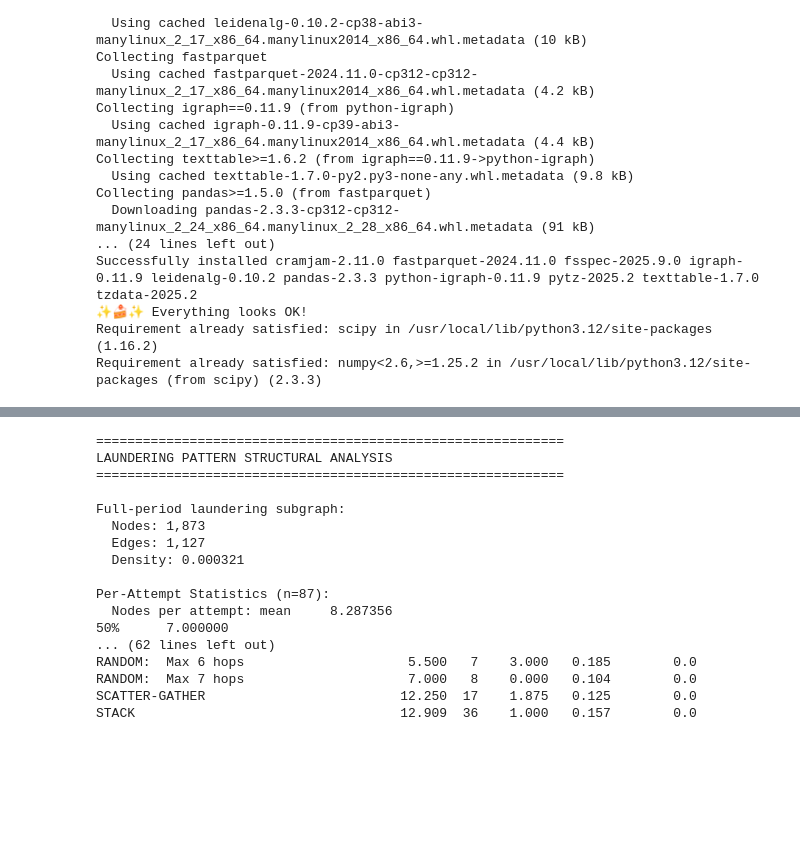
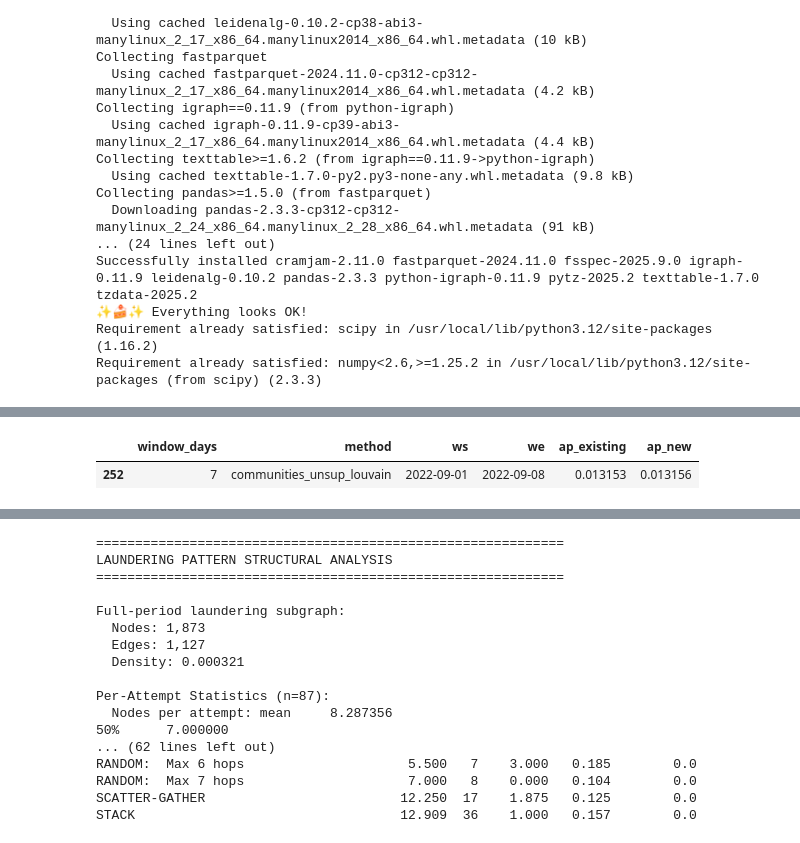
Before and after one commit to caetano-dev/PixFraudDetection, a Jupyter notebook: TCC.ipynb, the cells around one changed output, grey strips where cells are left out. Cells and saved outputs as stored; diff of their text form; code cells hidden in the pictures; blank space fills up the shorter version.

```diff
--- a/TCC.ipynb
+++ b/TCC.ipynb
@@ -2386,56 +2407,107 @@ else:
 
     print("--- Comparing Newly Generated Metrics with Existing ---")
 
+    print("\nExisting CSV Columns:", df_existing.columns.tolist())
+    print("New CSV Columns:", df_new.columns.tolist())
+
+
     # Identify common columns (excluding those that might differ by nature like timestamps)
     # Assuming 'window_days', 'method', 'ws', 'we' are keys for comparison
     id_cols = ['window_days', 'method', 'ws', 'we']
+    # Use the actual columns from the new dataframe as the base for comparison
     metric_cols = [col for col in df_new.columns if col not in id_cols]
 
+
     # Merge the two dataframes on the identifier columns
-    # Using suffix to distinguish columns from existing and new data
-    merged_df = pd.merge(df_existing, df_new, on=id_cols, suffixes=('_existing', '_new'), how='outer')
+    # Use suffixes only for columns present in both dataframes but not in id_cols
+    common_metric_cols = list(set(df_existing.columns) & set(df_new.columns) - set(id_cols))
+
+    # Rename columns before merging to ensure distinct names
+    rename_existing = {col: f"{col}_existing" for col in common_metric_cols}
+    rename_new = {col: f"{col}_new" for col in common_metric_cols}
+
+    df_existing_renamed = df_existing.rename(columns=rename_existing)
+    df_new_renamed = df_new.rename(columns=rename_new)
+
+    # Include non-common columns from both dataframes in the merge
+    all_cols_existing = list(id_cols) + list(rename_existing.values()) + [col for col in df_existing.columns if col not in id_cols and col not in common_metric_cols]
+    all_cols_new = list(id_cols) + list(rename_new.values()) + [col for col in df_new.columns if col not in id_cols and col not in common_metric_cols]
+
+
+    merged_df = pd.merge(
+        df_existing_renamed[all_cols_existing],
+        df_new_renamed[all_cols_new],
+        on=id_cols,
+        how='outer'
+    )
+
 
     # Report rows present in one but not the other
-    rows_only_existing = merged_df[merged_df['_new'].isnull()].copy()
-    rows_only_new = merged_df[merged_df['_existing'].isnull()].copy()
+    # Check for presence using columns that should exist after the outer merge
+    # If a row is only in existing, its _new suffixed columns (for common metrics) will be NaN
+    # If a row is only in new, its _existing suffixed columns (for common metrics) will be NaN
+    # We can check for NaN in *any* of the common metric columns with suffixes to identify exclusive rows
+    if common_metric_cols:
+        check_col_existing = f"{common_metric_cols[0]}_existing"
+        check_col_new = f"{common_metric_cols[0]}_new"
+        rows_only_existing = merged_df[merged_df[check_col_new].isnull()].copy()
+        rows_only_new = merged_df[merged_df[check_col_existing].isnull()].copy()
+    else:
+        # If no common metric columns, assume rows are unique if they don't have matches
+         rows_only_existing = merged_df[merged_df[id_cols].duplicated(keep=False)].copy() # This check needs refinement
+         rows_only_new = merged_df[merged_df[id_cols].duplicated(keep=False)].copy()
+
 
     if not rows_only_existing.empty:
         print("\n--- Rows only in Existing CSV ---")
-        display(rows_only_existing[id_cols + [col + '_existing' for col in metric_cols]])
+        display(rows_only_existing[id_cols + [col for col in rows_only_existing.columns if '_existing' in col or (col in df_existing.columns and col not in id_cols)]])
 
     if not rows_only_new.empty:
         print("\n--- Rows only in New CSV ---")
-        display(rows_only_new[id_cols + [col + '_new' for col in metric_cols]])
+        display(rows_only_new[id_cols + [col for col in rows_only_new.columns if '_new' in col or (col in df_new.columns and col not in id_cols)]])
 
 
     # Compare common rows
-    common_rows_df = merged_df.dropna(subset=['_existing', '_new']).copy()
+    if common_metric_cols:
+        common_rows_df = merged_df.dropna(subset=[check_col_existing, check_col_new]).copy()
+    else:
+         common_rows_df = pd.DataFrame(columns = merged_df.columns) # Empty dataframe if no common metrics
+
 
     if not common_rows_df.empty:
         print("\n--- Comparison of Common Rows (Metrics) ---")
         diff_summary = []
-        for col in metric_cols:
+        for col in common_metric_cols:
             col_existing = col + '_existing'
             col_new = col + '_new'
 
             # Handle potential NaN differences and floating point comparisons
-            are_equal = np.isclose(common_rows_df[col_existing], common_rows_df[col_new], equal_nan=True)
-            diff_count = (~are_equal).sum()
+            # Ensure both columns are numeric before comparison
+            common_rows_df[col_existing] = pd.to_numeric(common_rows_df[col_existing], errors='coerce')
+            common_rows_df[col_new] = pd.to_numeric(common_rows_df[col_new], errors='coerce')
 
-            if diff_count > 0:
-                 # Show rows with differences for this metric
-                print(f"\nDifferences found in column: '{col}' ({diff_count} rows differ)")
-                display(common_rows_df[~are_equal][id_cols + [col_existing, col_new]])
 
-                # Calculate summary stats for differences
-                diff = common_rows_df[col_new] - common_rows_df[col_existing]
-                diff_summary.append({
-                    'metric': col,
-                    'diff_count': diff_count,
-                    'mean_diff': diff.mean(),
-                    'median_diff': diff.median(),
-                    'max_abs_diff': diff.abs().max()
-                })
+            # Compare only rows where both values are not NaN
+            comparable_rows = common_rows_df.dropna(subset=[col_existing, col_new])
+
+            if not comparable_rows.empty:
+                are_equal = np.isclose(comparable_rows[col_existing], comparable_rows[col_new], equal_nan=False, atol=1e-9) # Adjust atol as needed
+                diff_count = (~are_equal).sum()
+
+                if diff_count > 0:
+                     # Show rows with differences for this metric
+                    print(f"\nDifferences found in column: '{col}' ({diff_count} rows differ)")
+                    display(comparable_rows[~are_equal][id_cols + [col_existing, col_new]])
+
+                    # Calculate summary stats for differences
+                    diff = comparable_rows.loc[~are_equal, col_new] - comparable_rows.loc[~are_equal, col_existing]
+                    diff_summary.append({
+                        'metric': col,
+                        'diff_count': diff_count,
+                        'mean_diff': diff.mean(),
+                        'median_diff': diff.median(),
+                        'max_abs_diff': diff.abs().max()
+                    })
 
         if diff_summary:
             print("\n--- Summary of Metric Differences ---")
@@ -2449,0 +2529,2 @@ else:
+|  | window_days | method | ws | we | ap_existing | ap_new |
+| 252 | 7 | communities_unsup_louvain | 2022-09-01 | 2022-09-08 | 0.013153 | 0.013156 |
```
Also changed, not shown: parts of 2 cells of this notebook.
